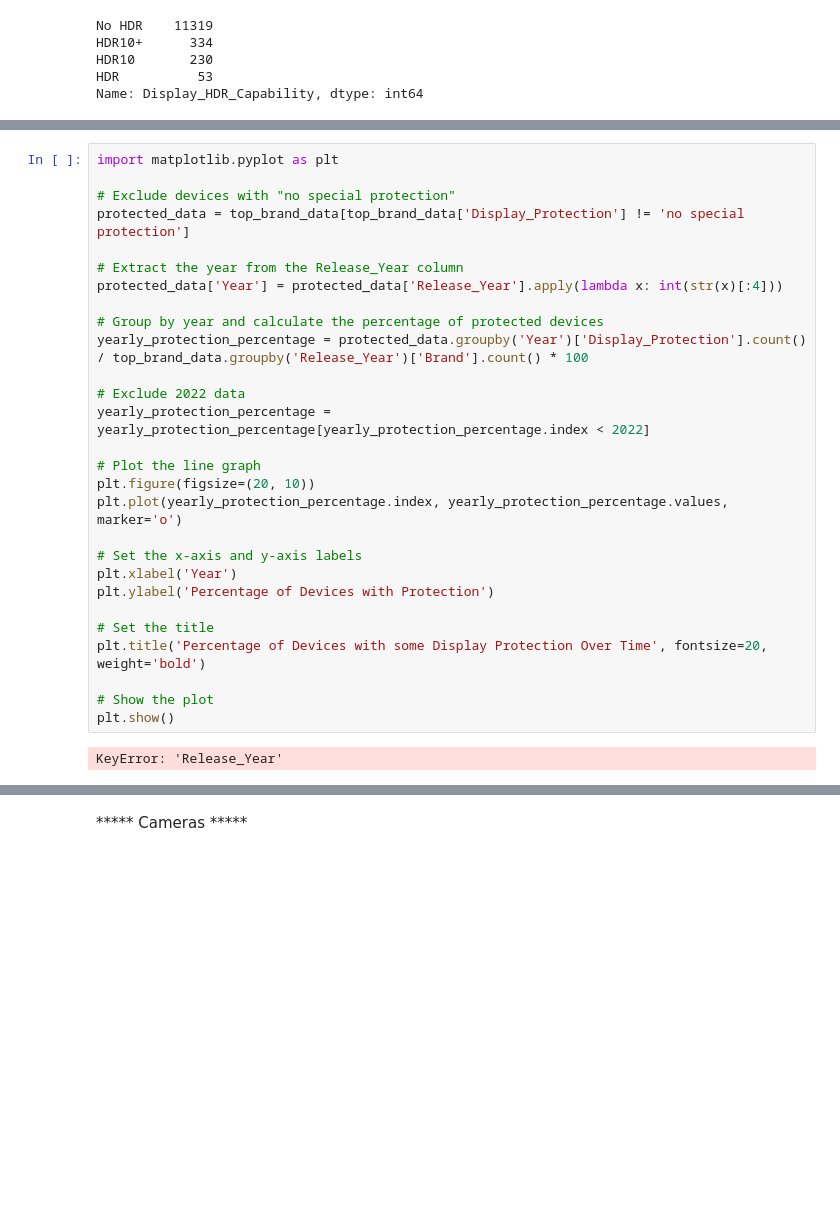
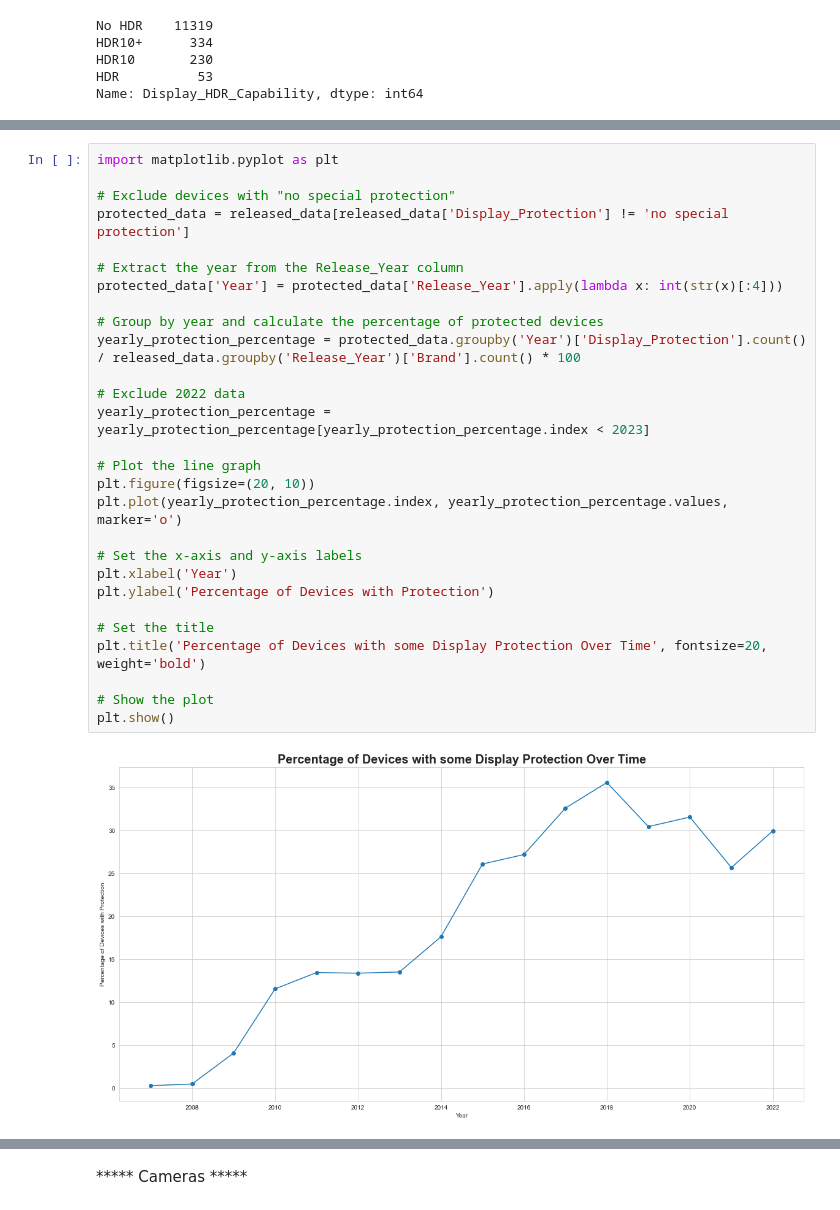
Before and after one commit to AlbertHunduza/Smartphone-Project, a Jupyter notebook: Overview and Analysis.ipynb, the cells around one changed output, grey strips where cells are left out. Saved outputs shown, nothing was run; the diff lists cells and outputs as text; blank space fills up the shorter version.

```diff
--- a/Overview and Analysis.ipynb
+++ b/Overview and Analysis.ipynb
@@ -732,32 +737,32 @@ plt.show()
 # %%
 import matplotlib.pyplot as plt
 
 # Exclude devices with "no special protection"
-protected_data = top_brand_data[top_brand_data['Display_Protection'] != 'no special protection']
+protected_data = released_data[released_data['Display_Protection'] != 'no special protection']
 
 # Extract the year from the Release_Year column
 protected_data['Year'] = protected_data['Release_Year'].apply(lambda x: int(str(x)[:4]))
 
 # Group by year and calculate the percentage of protected devices
-yearly_protection_percentage = protected_data.groupby('Year')['Display_Protection'].count() / top_brand_data.groupby('Release_Year')['Brand'].count() * 100
+yearly_protection_percentage = protected_data.groupby('Year')['Display_Protection'].count() / released_data.groupby('Release_Year')['Brand'].count() * 100
 
 # Exclude 2022 data
-yearly_protection_percentage = yearly_protection_percentage[yearly_protection_percentage.index < 2022]
+yearly_protection_percentage = yearly_protection_percentage[yearly_protection_percentage.index < 2023]
 
 # Plot the line graph
 plt.figure(figsize=(20, 10))
 plt.plot(yearly_protection_percentage.index, yearly_protection_percentage.values, marker='o')
 
 # Set the x-axis and y-axis labels
 plt.xlabel('Year')
 plt.ylabel('Percentage of Devices with Protection')
 
 # Set the title
 plt.title('Percentage of Devices with some Display Protection Over Time', fontsize=20, weight='bold')
 
 # Show the plot
 plt.show()
 # %% [output]
-KeyError: 'Release_Year'
+[figure, added]
 # %%
 # Group the data by year and display type and calculate the count
```
Also changed, not shown: parts of 76 cells of this notebook.
